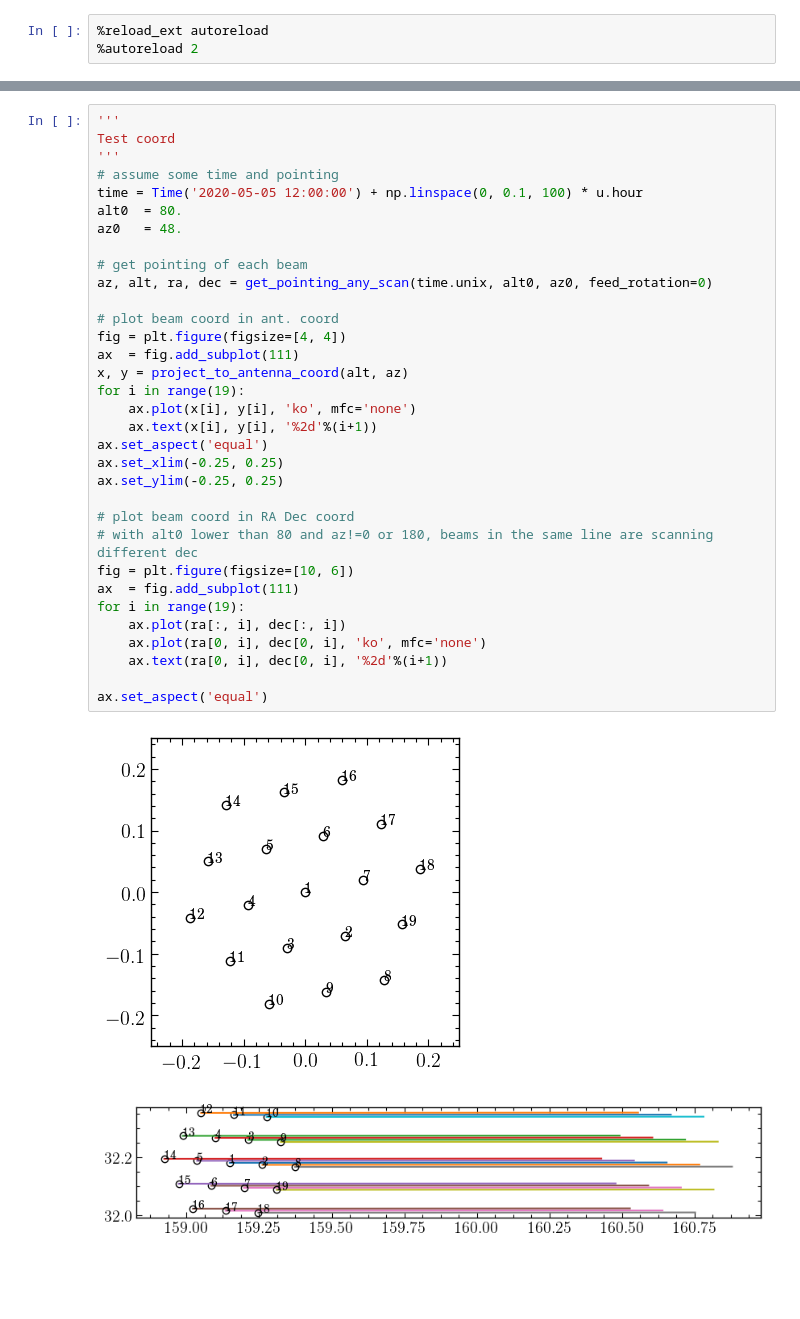
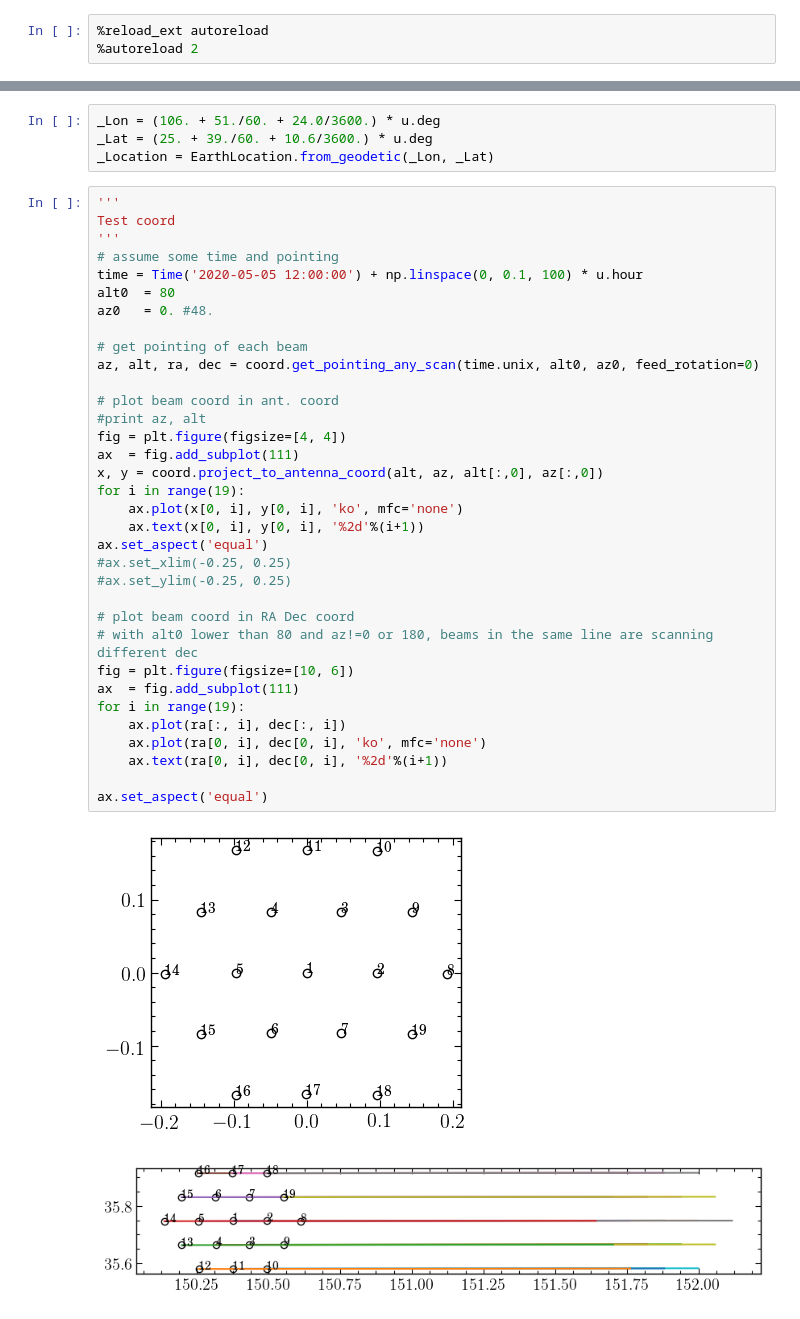
Before and after one commit to TianlaiProject/fpipe, a Jupyter notebook: notebooks/cal_scan.ipynb, the cells around one changed output, grey strips where cells are left out. Drawn from its saved outputs; the diff is of its cells as text; blank space fills up the shorter version.

Commit message:
update the coord calculation

```diff
--- a/notebooks/cal_scan.ipynb
+++ b/notebooks/cal_scan.ipynb
@@ -112,36 +16,41 @@ def _get_meridian_transit_time(obstime, location, target):
+# %%
+_Lon = (106. + 51./60. + 24.0/3600.) * u.deg
+_Lat = (25. + 39./60. + 10.6/3600.) * u.deg
+_Location = EarthLocation.from_geodetic(_Lon, _Lat)
 # %%
 '''
 Test coord
 '''
 # assume some time and pointing
 time = Time('2020-05-05 12:00:00') + np.linspace(0, 0.1, 100) * u.hour
-alt0  = 80.
-az0   = 48.
+alt0  = 80
+az0   = 0. #48.
 
 # get pointing of each beam
-az, alt, ra, dec = get_pointing_any_scan(time.unix, alt0, az0, feed_rotation=0)
+az, alt, ra, dec = coord.get_pointing_any_scan(time.unix, alt0, az0, feed_rotation=0)
 
 # plot beam coord in ant. coord
+#print az, alt
 fig = plt.figure(figsize=[4, 4])
 ax  = fig.add_subplot(111)
-x, y = project_to_antenna_coord(alt, az)
+x, y = coord.project_to_antenna_coord(alt, az, alt[:,0], az[:,0])
 for i in range(19):
-    ax.plot(x[i], y[i], 'ko', mfc='none')
-    ax.text(x[i], y[i], '%2d'%(i+1))
+    ax.plot(x[0, i], y[0, i], 'ko', mfc='none')
+    ax.text(x[0, i], y[0, i], '%2d'%(i+1))
 ax.set_aspect('equal')
-ax.set_xlim(-0.25, 0.25)
-ax.set_ylim(-0.25, 0.25)
+#ax.set_xlim(-0.25, 0.25)
+#ax.set_ylim(-0.25, 0.25)
 
 # plot beam coord in RA Dec coord
 # with alt0 lower than 80 and az!=0 or 180, beams in the same line are scanning different dec
 fig = plt.figure(figsize=[10, 6])
 ax  = fig.add_subplot(111)
 for i in range(19):
     ax.plot(ra[:, i], dec[:, i])
     ax.plot(ra[0, i], dec[0, i], 'ko', mfc='none')
     ax.text(ra[0, i], dec[0, i], '%2d'%(i+1))
 
 ax.set_aspect('equal')
 # %% [output]
-[figure, old version]
+[figure, new version]
-[figure, old version]
+[figure, new version]
```
Also changed, not shown: parts of 7 cells of this notebook, 17 other files.
